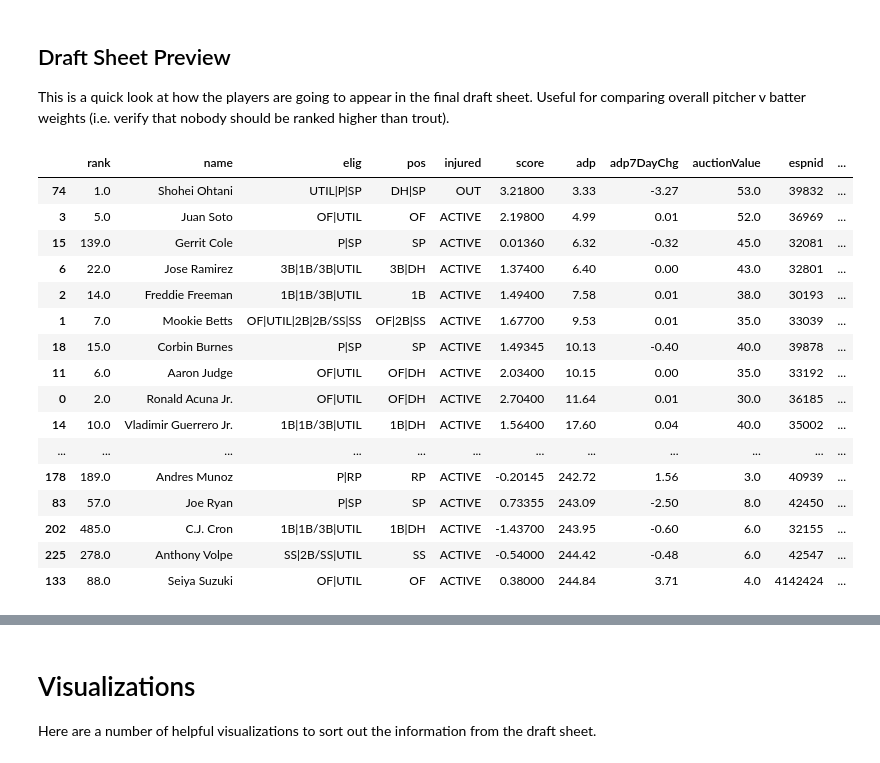
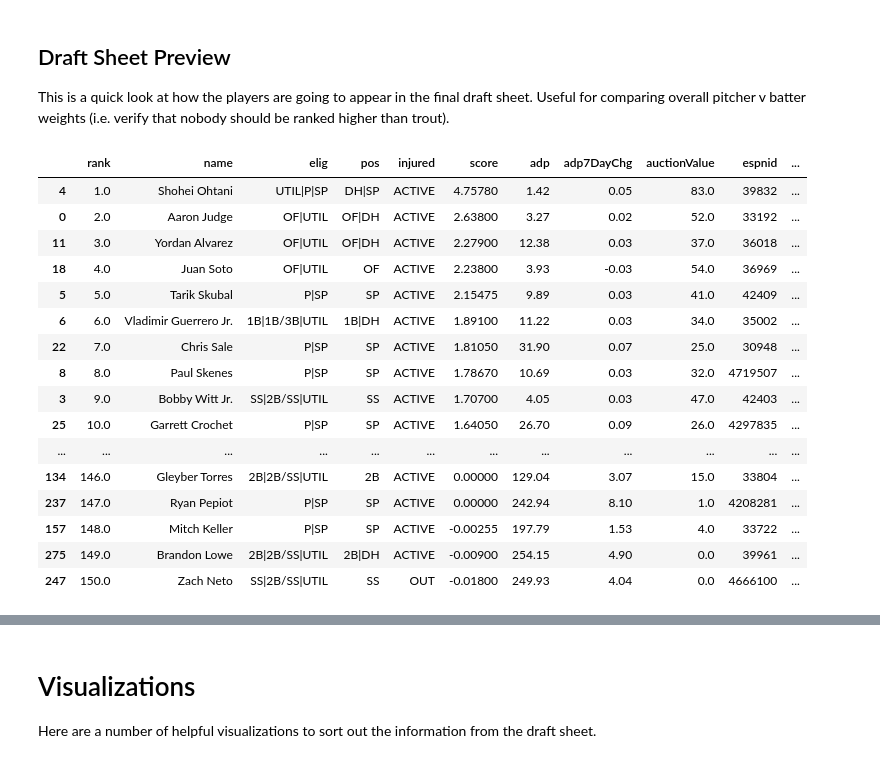
Before and after one commit to zmsy/notebooks, a Jupyter notebook: player_z_scores_preseason.ipynb, the cells around one changed output, grey strips where cells are left out. Saved outputs shown, nothing was run; the diff lists cells and outputs as text; code cells hidden in the pictures.

```diff
--- a/player_z_scores_preseason.ipynb
+++ b/player_z_scores_preseason.ipynb
@@ -28,7 +28,7 @@ These are used to get and return a connection to the postgres DB so that we can
 # connection information for the database
 POSTGRES_USER = os.environ.get("POSTGRES_USER")
 POSTGRES_PASSWORD = os.environ.get("POSTGRES_PASSWORD")
-POSTGRES_IP = "192.168.0.103"
+POSTGRES_IP = "192.168.0.14"
 POSTGRES_PORT = 5432
 POSTGRES_DB = "postgres"
 
@@ -253,22 +253,37 @@ min_ip = dfp["ip"] > MINIMUM_INNINGS_PITCHED
 # dict of columns that we want to calculate z-scores for
 # +1 means more is better, -1 means negative is better
 dfb_score_cols = {
-    "pa": {"dir": 1, "weight": 1.25},
-    "k_pct": {"dir": -1, "weight": 0.9},
-    "hr": {"dir": 1, "weight": 1.015},
-    "rc": {"dir": 1, "weight": 1.35},
-    "woba": {"dir": 1, "weight": 1.325},
-    "slg": {"dir": 1, "weight": 1.0},
+    # "pa": {"dir": 1, "weight": 1.25},
+    # "k_pct": {"dir": -1, "weight": 0.9},
+    # "hr": {"dir": 1, "weight": 1.015},
+    # "rc": {"dir": 1, "weight": 1.35},
+    # "woba": {"dir": 1, "weight": 1.325},
+    # "slg": {"dir": 1, "weight": 1.0},
+    # "adp": {"dir": -1, "weight": 0.3},
+    "pa": {"dir": 1, "weight": 1},
+    "k_pct": {"dir": -1, "weight": 1},
+    "hr": {"dir": 1, "weight": 1},
+    "rc": {"dir": 1, "weight": 1},
+    "woba": {"dir": 1, "weight": 1},
+    "slg": {"dir": 1, "weight": 1},
     "adp": {"dir": -1, "weight": 0.3},
 }
 dfp_score_cols = {
-    "ip": {"dir": 1, "weight": 1.2625},
-    "era": {"dir": -1, "weight": 1.0},
-    "hr": {"dir": -1, "weight": 0.95},
-    "so": {"dir": 1, "weight": 1.05},
-    "whip": {"dir": -1, "weight": 1.3},
-    "k_per_9": {"dir": 1, "weight": 1.3},
-    "qs": {"dir": 1, "weight": 1.05},
+    # "ip": {"dir": 1, "weight": 1.2625},
+    # "era": {"dir": -1, "weight": 1.0},
+    # "hr": {"dir": -1, "weight": 0.95},
+    # "so": {"dir": 1, "weight": 1.05},
+    # "whip": {"dir": -1, "weight": 1.3},
+    # "k_per_9": {"dir": 1, "weight": 1.3},
+    # "qs": {"dir": 1, "weight": 1.05},
+    # "gs": {"dir": 1, "weight": 0.25},
+    "ip": {"dir": 1, "weight": 1},
+    "era": {"dir": -1, "weight": 1},
+    "hr": {"dir": -1, "weight": 1},
+    "so": {"dir": 1, "weight": 1},
+    "whip": {"dir": -1, "weight": 1},
+    "k_per_9": {"dir": 1, "weight": 1},
+    "qs": {"dir": 1, "weight": 1},
     "gs": {"dir": 1, "weight": 0.25},
 }
 
@@ -487,25 +502,25 @@ with pd.ExcelWriter(f"fantasy_draft_sheet_{today}.xlsx") as writer:
 
 This is a quick look at how the players are going to appear in the final draft sheet. Useful for comparing overall pitcher v batter weights (i.e. verify that nobody should be ranked higher than trout).
 # %%
-dfd.sort_values(by="adp", ascending=True).head(150)
+dfd.sort_values(by="score", ascending=False).head(150)
 # %% [output]
 |  | rank | name | elig | pos | injured | score | adp | adp7DayChg | auctionValue | espnid | ... |
-| 74 | 1.0 | Shohei Ohtani | UTIL|P|SP | DH|SP | OUT | 3.21800 | 3.33 | -3.27 | 53.0 | 39832 | ... |
-| 3 | 5.0 | Juan Soto | OF|UTIL | OF | ACTIVE | 2.19800 | 4.99 | 0.01 | 52.0 | 36969 | ... |
-| 15 | 139.0 | Gerrit Cole | P|SP | SP | ACTIVE | 0.01360 | 6.32 | -0.32 | 45.0 | 32081 | ... |
-| 6 | 22.0 | Jose Ramirez | 3B|1B/3B|UTIL | 3B|DH | ACTIVE | 1.37400 | 6.40 | 0.00 | 43.0 | 32801 | ... |
-| 2 | 14.0 | Freddie Freeman | 1B|1B/3B|UTIL | 1B | ACTIVE | 1.49400 | 7.58 | 0.01 | 38.0 | 30193 | ... |
-| 1 | 7.0 | Mookie Betts | OF|UTIL|2B|2B/SS|SS | OF|2B|SS | ACTIVE | 1.67700 | 9.53 | 0.01 | 35.0 | 33039 | ... |
-| 18 | 15.0 | Corbin Burnes | P|SP | SP | ACTIVE | 1.49345 | 10.13 | -0.40 | 40.0 | 39878 | ... |
-| 11 | 6.0 | Aaron Judge | OF|UTIL | OF|DH | ACTIVE | 2.03400 | 10.15 | 0.00 | 35.0 | 33192 | ... |
-| 0 | 2.0 | Ronald Acuna Jr. | OF|UTIL | OF|DH | ACTIVE | 2.70400 | 11.64 | 0.01 | 30.0 | 36185 | ... |
-| 14 | 10.0 | Vladimir Guerrero Jr. | 1B|1B/3B|UTIL | 1B|DH | ACTIVE | 1.56400 | 17.60 | 0.04 | 40.0 | 35002 | ... |
+| 4 | 1.0 | Shohei Ohtani | UTIL|P|SP | DH|SP | ACTIVE | 4.75780 | 1.42 | 0.05 | 83.0 | 39832 | ... |
+| 0 | 2.0 | Aaron Judge | OF|UTIL | OF|DH | ACTIVE | 2.63800 | 3.27 | 0.02 | 52.0 | 33192 | ... |
+| 11 | 3.0 | Yordan Alvarez | OF|UTIL | OF|DH | ACTIVE | 2.27900 | 12.38 | 0.03 | 37.0 | 36018 | ... |
+| 18 | 4.0 | Juan Soto | OF|UTIL | OF | ACTIVE | 2.23800 | 3.93 | -0.03 | 54.0 | 36969 | ... |
+| 5 | 5.0 | Tarik Skubal | P|SP | SP | ACTIVE | 2.15475 | 9.89 | 0.03 | 41.0 | 42409 | ... |
+| 6 | 6.0 | Vladimir Guerrero Jr. | 1B|1B/3B|UTIL | 1B|DH | ACTIVE | 1.89100 | 11.22 | 0.03 | 34.0 | 35002 | ... |
+| 22 | 7.0 | Chris Sale | P|SP | SP | ACTIVE | 1.81050 | 31.90 | 0.07 | 25.0 | 30948 | ... |
+| 8 | 8.0 | Paul Skenes | P|SP | SP | ACTIVE | 1.78670 | 10.69 | 0.03 | 32.0 | 4719507 | ... |
+| 3 | 9.0 | Bobby Witt Jr. | SS|2B/SS|UTIL | SS | ACTIVE | 1.70700 | 4.05 | 0.03 | 47.0 | 42403 | ... |
+| 25 | 10.0 | Garrett Crochet | P|SP | SP | ACTIVE | 1.64050 | 26.70 | 0.09 | 26.0 | 4297835 | ... |
 | ... | ... | ... | ... | ... | ... | ... | ... | ... | ... | ... | ... |
-| 178 | 189.0 | Andres Munoz | P|RP | RP | ACTIVE | -0.20145 | 242.72 | 1.56 | 3.0 | 40939 | ... |
-| 83 | 57.0 | Joe Ryan | P|SP | SP | ACTIVE | 0.73355 | 243.09 | -2.50 | 8.0 | 42450 | ... |
-| 202 | 485.0 | C.J. Cron | 1B|1B/3B|UTIL | 1B|DH | ACTIVE | -1.43700 | 243.95 | -0.60 | 6.0 | 32155 | ... |
-| 225 | 278.0 | Anthony Volpe | SS|2B/SS|UTIL | SS | ACTIVE | -0.54000 | 244.42 | -0.48 | 6.0 | 42547 | ... |
-| 133 | 88.0 | Seiya Suzuki | OF|UTIL | OF | ACTIVE | 0.38000 | 244.84 | 3.71 | 4.0 | 4142424 | ... |
+| 134 | 146.0 | Gleyber Torres | 2B|2B/SS|UTIL | 2B | ACTIVE | 0.00000 | 129.04 | 3.07 | 15.0 | 33804 | ... |
+| 237 | 147.0 | Ryan Pepiot | P|SP | SP | ACTIVE | 0.00000 | 242.94 | 8.10 | 1.0 | 4208281 | ... |
+| 157 | 148.0 | Mitch Keller | P|SP | SP | ACTIVE | -0.00255 | 197.79 | 1.53 | 4.0 | 33722 | ... |
+| 275 | 149.0 | Brandon Lowe | 2B|2B/SS|UTIL | 2B|DH | ACTIVE | -0.00900 | 254.15 | 4.90 | 0.0 | 39961 | ... |
+| 247 | 150.0 | Zach Neto | SS|2B/SS|UTIL | SS | OUT | -0.01800 | 249.93 | 4.04 | 0.0 | 4666100 | ... |
 # %%
 # check for any players where the stats are missing (likely due to bad join on name/team)
 missing = dfd[(dfd['score'].isna()) & (dfd['pctStart'] > 1.0) & (dfd['auctionValue'] > 0.0)]
```
Also changed, not shown: parts of 4 cells of this notebook, 1 other file.
